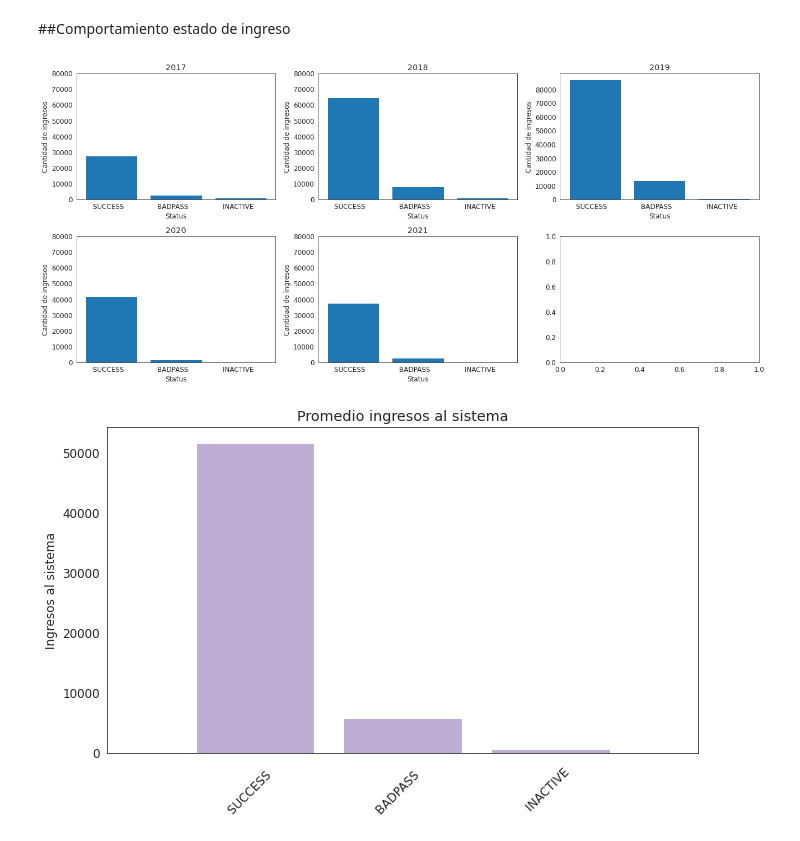
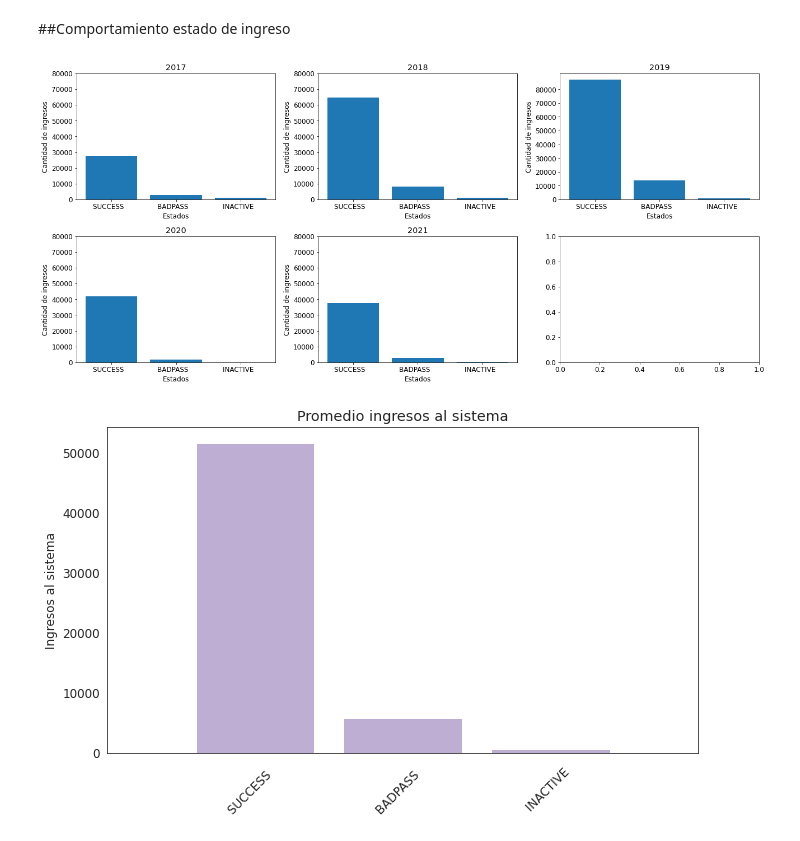
Before and after one commit to marardo/procesamiento_nube, a Jupyter notebook: DATA_CHALLENGE_PSA_V3.ipynb, the cells around one changed output. Cells and saved outputs as stored; diff of their text form; code cells hidden in the pictures.

```diff
--- a/DATA_CHALLENGE_PSA_V3.ipynb
+++ b/DATA_CHALLENGE_PSA_V3.ipynb
@@ -276,17 +286,17 @@ graficoUnivariadoPromedio(df
 # %%
 graficoUnivariado(total_rows,total_cols,df
                 ,'status'
                 ,'Cantidad de ingresos'
-                ,'Status'
+                ,'Estados'
                 ,np.arange(0, 3, 1)
                 ,np.arange(0, 90000, 10000)
                 ,'Barra'
                 ,''
                 ,0
                 ,True
                 ,3)
 # %% [output]
-[figure, old version]
+[figure, new version]
 # %%
 graficoUnivariadoPromedio(df
                          ,'status'
```
Also changed, not shown: parts of 28 cells of this notebook.
